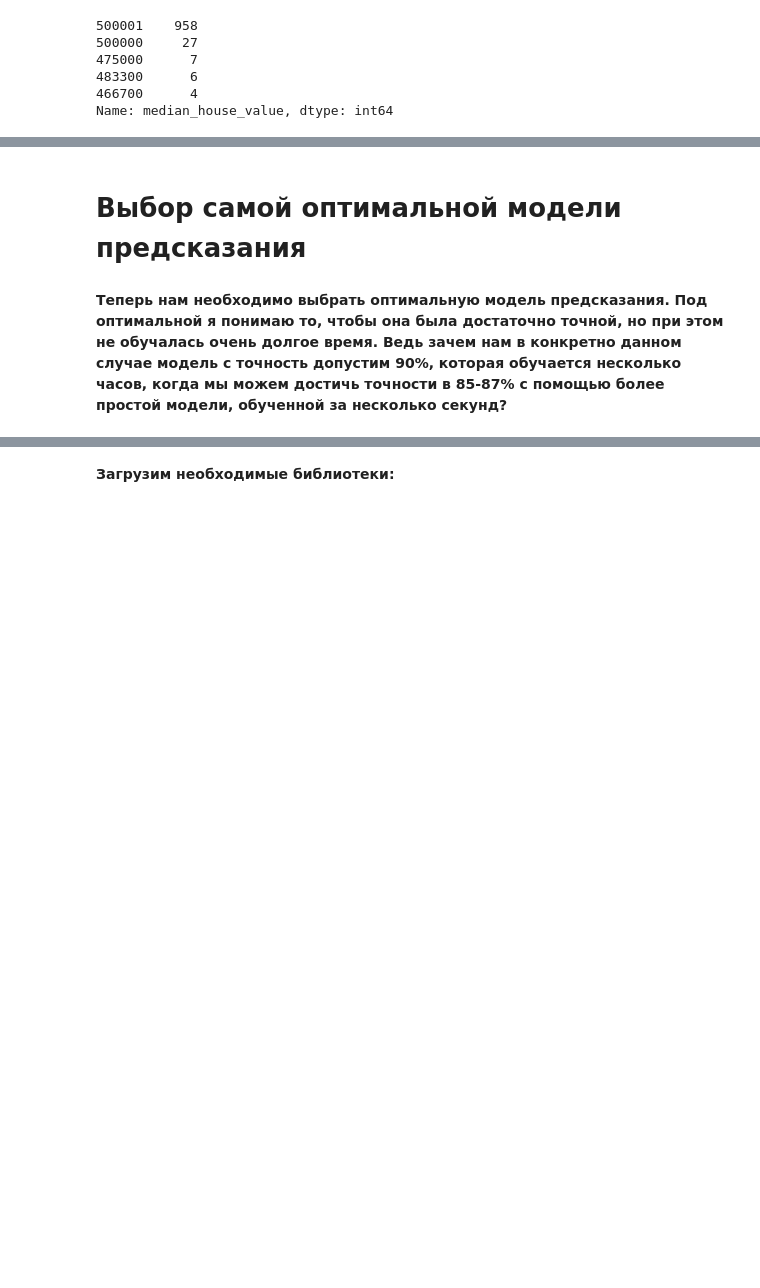
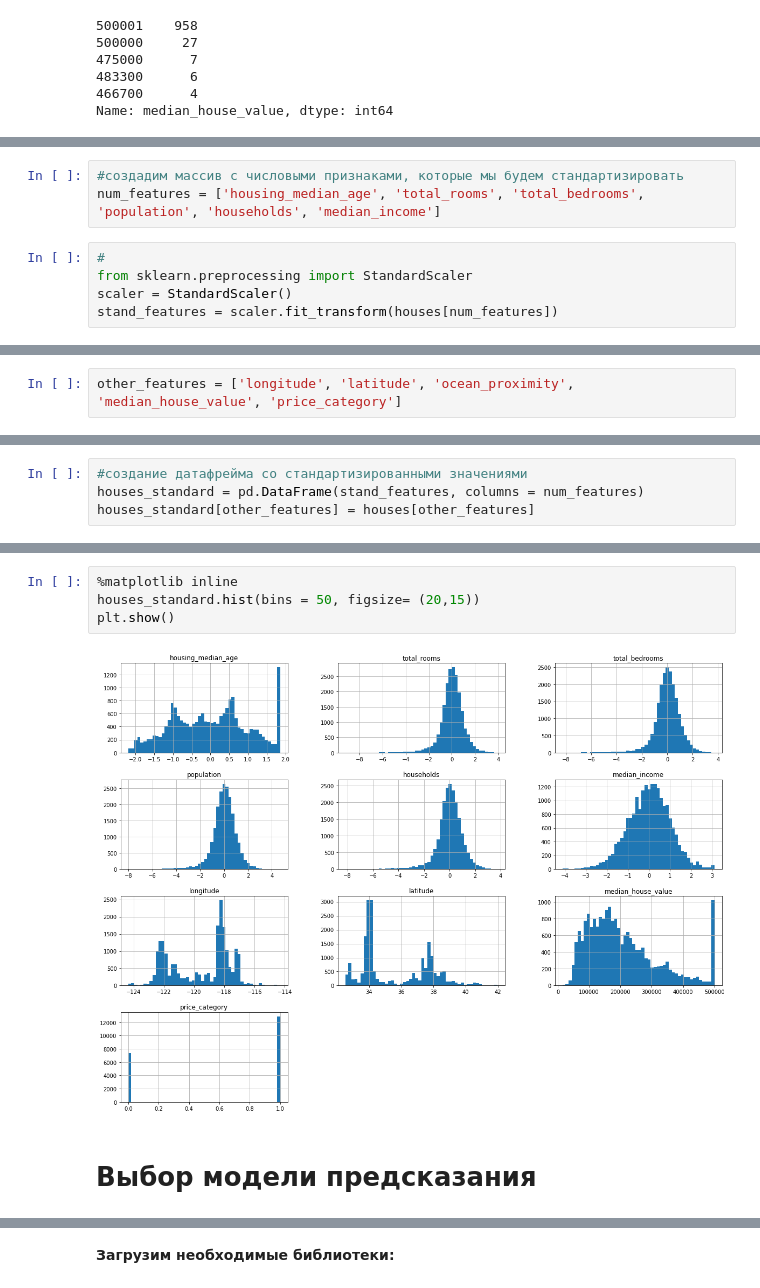
Before and after one commit to bet-in/my_test_notebooks, a Jupyter notebook: california-house-price.ipynb, the cells around one changed output, grey strips where cells are left out. Drawn from its saved outputs; the diff is of its cells as text; blank space fills up the shorter version.

```diff
--- a/california-house-price.ipynb
+++ b/california-house-price.ipynb
@@ -250,0 +291,8 @@ plt.show()
+# %%
+#создадим массив с числовыми признаками, которые мы будем стандартизировать
+num_features = ['housing_median_age', 'total_rooms', 'total_bedrooms', 'population', 'households', 'median_income']
+# %%
+#
+from sklearn.preprocessing import StandardScaler
+scaler = StandardScaler()
+stand_features = scaler.fit_transform(houses[num_features])
@@ -250,0 +303,2 @@ plt.show()
+# %%
+other_features = ['longitude', 'latitude', 'ocean_proximity', 'median_house_value', 'price_category']
@@ -250,0 +314,4 @@ plt.show()
+# %%
+#создание датафрейма со стандартизированными значениями
+houses_standard = pd.DataFrame(stand_features, columns = num_features)
+houses_standard[other_features] = houses[other_features]
@@ -251,4 +334,8 @@ plt.show()
+# %%
+%matplotlib inline
+houses_standard.hist(bins = 50, figsize= (20,15))
+plt.show()
+# %% [output]
+[figure, added]
 # %% [markdown]
-# Выбор самой оптимальной модели предсказания
+# Выбор модели предсказания
-# %% [markdown]
-**Теперь нам необходимо выбрать оптимальную модель предсказания. Под оптимальной я понимаю то, чтобы она была достаточно точной, но при этом не обучалась очень долгое время. Ведь зачем нам в конкретно данном случае модель с точность допустим 90%, которая обучается несколько часов, когда мы можем достичь точности в 85-87% с помощью более простой модели, обученной за несколько секунд?**
```
Also changed, not shown: parts of 72 cells of this notebook.
